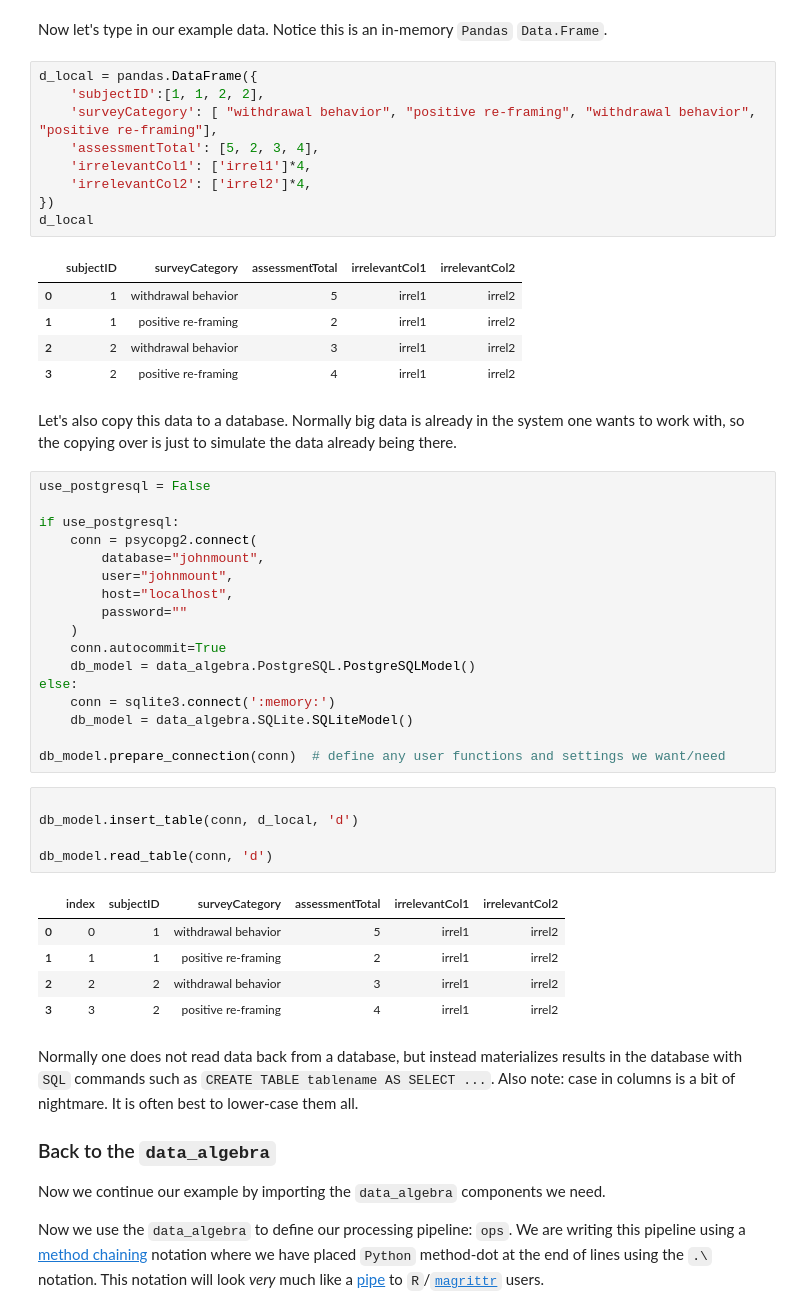
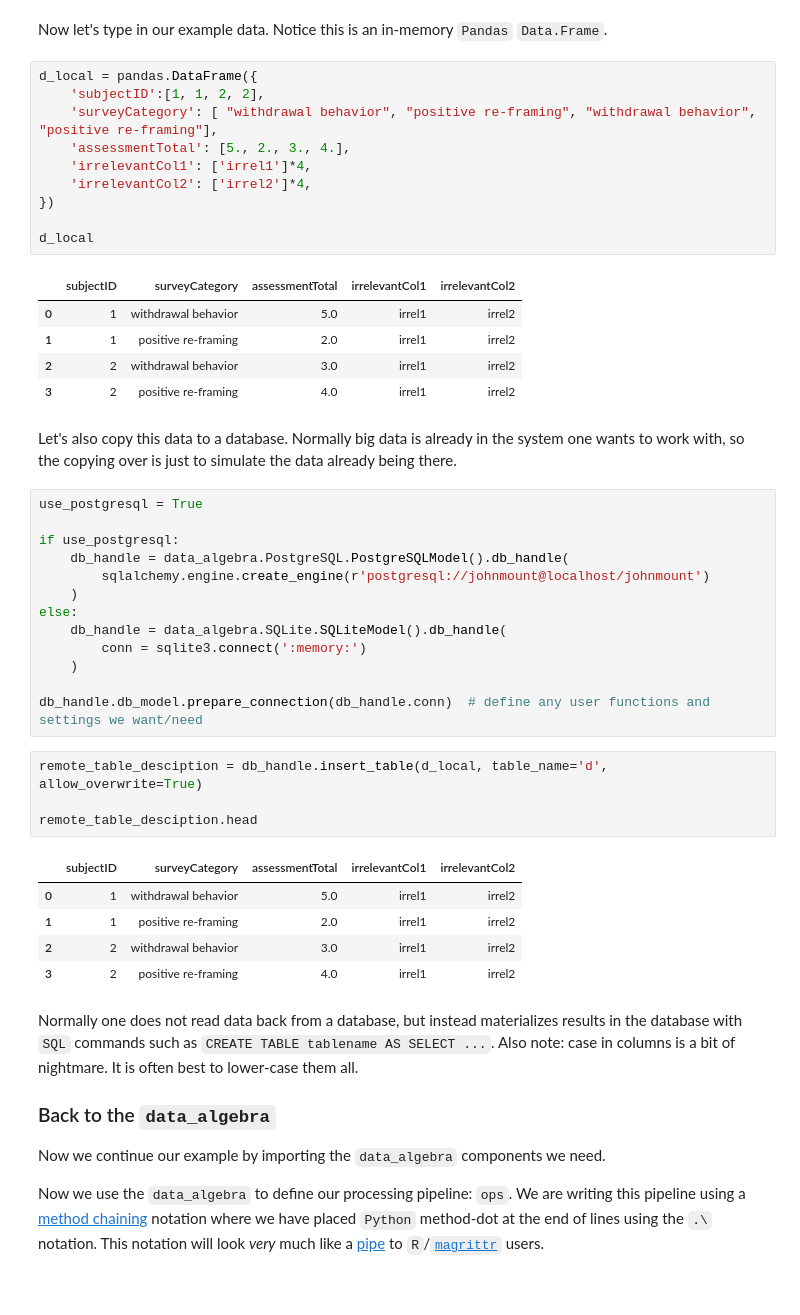
Before and after one commit to WinVector/data_algebra, a Jupyter notebook: README.ipynb, the cells around one changed output. Drawn from its saved outputs; the diff is of its cells as text.

Commit message:
fix PostgreSQL column quote issue work on README

```diff
--- a/README.ipynb
+++ b/README.ipynb
@@ -83,48 +91,44 @@ Now let's type in our example data.  Notice this is an in-memory `Pandas` `Data.
 d_local = pandas.DataFrame({
     'subjectID':[1, 1, 2, 2],
     'surveyCategory': [ "withdrawal behavior", "positive re-framing", "withdrawal behavior", "positive re-framing"],
-    'assessmentTotal': [5, 2, 3, 4],
+    'assessmentTotal': [5., 2., 3., 4.],
     'irrelevantCol1': ['irrel1']*4,
     'irrelevantCol2': ['irrel2']*4,
 })
+
 d_local
 # %% [output]
 |  | subjectID | surveyCategory | assessmentTotal | irrelevantCol1 | irrelevantCol2 |
-| 0 | 1 | withdrawal behavior | 5 | irrel1 | irrel2 |
-| 1 | 1 | positive re-framing | 2 | irrel1 | irrel2 |
-| 2 | 2 | withdrawal behavior | 3 | irrel1 | irrel2 |
-| 3 | 2 | positive re-framing | 4 | irrel1 | irrel2 |
+| 0 | 1 | withdrawal behavior | 5.0 | irrel1 | irrel2 |
+| 1 | 1 | positive re-framing | 2.0 | irrel1 | irrel2 |
+| 2 | 2 | withdrawal behavior | 3.0 | irrel1 | irrel2 |
+| 3 | 2 | positive re-framing | 4.0 | irrel1 | irrel2 |
 # %% [markdown]
 
 Let's also copy this data to a database.  Normally big data is already in the system one wants to work with, so the copying over is just to simulate the data already being there.
 # %%
-use_postgresql = False
+use_postgresql = True
 
 if use_postgresql:
-    conn = psycopg2.connect(
-        database="johnmount",
-        user="johnmount",
-        host="localhost",
-        password=""
+    db_handle = data_algebra.PostgreSQL.PostgreSQLModel().db_handle(
+        sqlalchemy.engine.create_engine(r'postgresql://johnmount@localhost/johnmount')
     )
-    conn.autocommit=True
-    db_model = data_algebra.PostgreSQL.PostgreSQLModel()
 else:
-    conn = sqlite3.connect(':memory:')
-    db_model = data_algebra.SQLite.SQLiteModel()
+    db_handle = data_algebra.SQLite.SQLiteModel().db_handle(
+        conn = sqlite3.connect(':memory:')
+    )
 
-db_model.prepare_connection(conn)  # define any user functions and settings we want/need
+db_handle.db_model.prepare_connection(db_handle.conn)  # define any user functions and settings we want/need
-# %%
-
-db_model.insert_table(conn, d_local, 'd')
-
-db_model.read_table(conn, 'd')
-# %% [output]
-|  | index | subjectID | surveyCategory | assessmentTotal | irrelevantCol1 | irrelevantCol2 |
-| 0 | 0 | 1 | withdrawal behavior | 5 | irrel1 | irrel2 |
-| 1 | 1 | 1 | positive re-framing | 2 | irrel1 | irrel2 |
-| 2 | 2 | 2 | withdrawal behavior | 3 | irrel1 | irrel2 |
-| 3 | 3 | 2 | positive re-framing | 4 | irrel1 | irrel2 |
+# %%
+remote_table_desciption = db_handle.insert_table(d_local, table_name='d', allow_overwrite=True)
+
+remote_table_desciption.head
+# %% [output]
+|  | subjectID | surveyCategory | assessmentTotal | irrelevantCol1 | irrelevantCol2 |
+| 0 | 1 | withdrawal behavior | 5.0 | irrel1 | irrel2 |
+| 1 | 1 | positive re-framing | 2.0 | irrel1 | irrel2 |
+| 2 | 2 | withdrawal behavior | 3.0 | irrel1 | irrel2 |
+| 3 | 2 | positive re-framing | 4.0 | irrel1 | irrel2 |
 # %% [markdown]
 
 Normally one does not read data back from a database, but instead materializes results in the database with `SQL` commands such as `CREATE TABLE tablename AS SELECT ...`.
```
Also changed, not shown: parts of 8 cells of this notebook, 7 other files.
